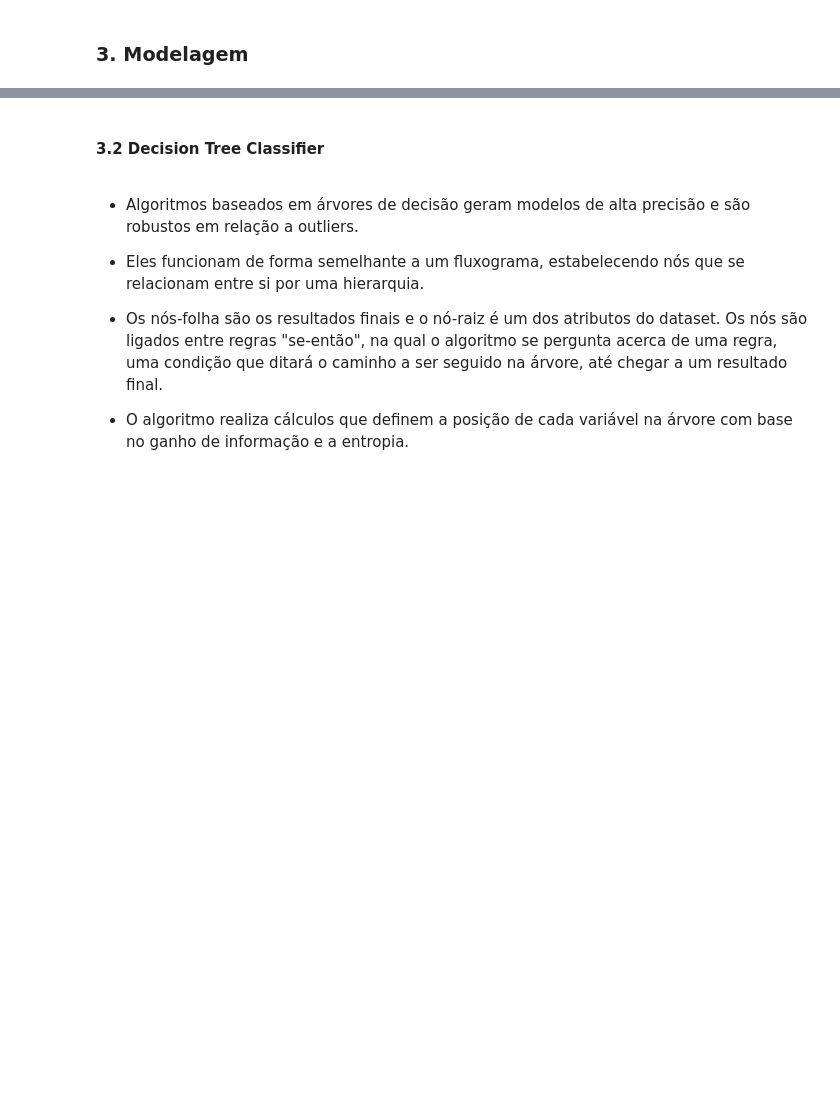
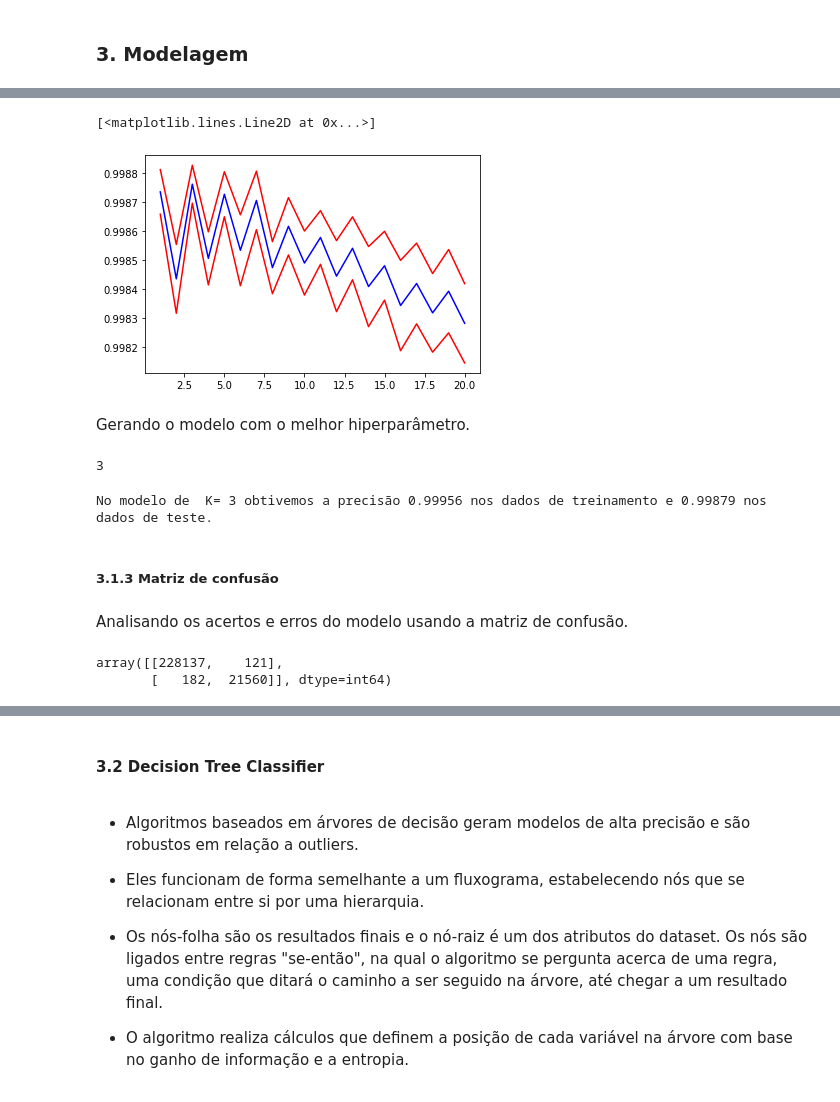
Before and after one commit to eusobergsu/credit_card_fraud, a Jupyter notebook: credit_card.ipynb, the cells around one changed output, grey strips where cells are left out. Saved outputs shown, nothing was run; the diff lists cells and outputs as text; code cells hidden in the pictures; blank space fills up the shorter version.

Commit message:
add model KNN

```diff
--- a/credit_card.ipynb
+++ b/credit_card.ipynb
@@ -168,0 +206,4 @@ X_train, X_test, y_train, y_test = train_test_split(X, y, random_state=42)
+# %%
+scaler = StandardScaler()
+X_train_default = scaler.fit_transform(X_train)
+X_test_default= scaler.transform(X_test)
@@ -168,0 +249,25 @@ X_train, X_test, y_train, y_test = train_test_split(X, y, random_state=42)
+# %%
+def knn_score(X_train,y_train):
+    scores_para_df_standard = []
+
+    for i in range(1, 21):
+        model = KNeighborsClassifier(n_neighbors = i)
+
+        cv_scores = cross_val_score(model,
+                                    X_train,
+                                    y_train,
+                                    cv = kf
+                                )
+
+        dict_row_score = {'score_medio':np.mean(cv_scores),
+                        'score_std':np.std(cv_scores), 'n_neighbors' : i
+                        }
+
+        scores_para_df_standard.append(dict_row_score)
+
+    return scores_para_df_standard
+# %%
+scores_para_df = []
+scores_para_df = knn_score(X_train_default,y_train)
+df_scores = pd.DataFrame(scores_para_df)
+df_scores.head()
@@ -168,0 +303,4 @@ X_train, X_test, y_train, y_test = train_test_split(X, y, random_state=42)
+# %%
+df_scores['limite_inferior'] = df_scores['score_medio'] - df_scores['score_std']
+df_scores['limite_superior'] = df_scores['score_medio'] + df_scores['score_std']
+df_scores.head()
@@ -168,0 +334,23 @@ X_train, X_test, y_train, y_test = train_test_split(X, y, random_state=42)
+# %%
+plt.plot(df_scores['n_neighbors'], df_scores['limite_inferior'],
+         color = 'r'
+        )
+
+plt.plot(df_scores['n_neighbors'], df_scores['score_medio'],
+         color = 'b'
+        )
+
+plt.plot(df_scores['n_neighbors'], df_scores['limite_superior'],
+         color = 'r'
+        )
+# %% [output]
+[<matplotlib.lines.Line2D at 0x...>]
+[figure, added]
+# %% [markdown]
+<span>Gerando o modelo com o melhor hiperparâmetro.</span>
+# %%
+best_k = df_scores.loc[df_scores.score_medio == df_scores.score_medio.max(),
+                                'n_neighbors'].values[0]
+best_k
+# %% [output]
+3
@@ -168,0 +363,20 @@ X_train, X_test, y_train, y_test = train_test_split(X, y, random_state=42)
+# %%
+y_train_best_pred = knn_best(X_train_default, y_train, X_train_default)
+y_test_best_pred = knn_best(X_train_default, y_train, X_test_default)
+
+acc_train_model= accuracy_score(y_train, y_train_best_pred).round(5)
+acc_test_model= accuracy_score(y_test, y_test_best_pred).round(5)
+
+print("No modelo de  K=",best_k,"obtivemos a precisão",acc_train_model,"nos dados de treinamento e",acc_test_model,"nos dados de teste.")
+# %% [output]
+No modelo de  K= 3 obtivemos a precisão 0.99956 nos dados de treinamento e 0.99879 nos dados de teste.
+# %% [markdown]
+<h5>3.1.3 Matriz de confusão</h5>
+# %% [markdown]
+<span>Analisando os acertos e erros do modelo usando a matriz de confusão.</span>
+# %%
+cm_knn = confusion_matrix(y_test, y_test_best_pred)
+cm_knn
+# %% [output]
+array([[228137,    121],
+       [   182,  21560]], dtype=int64)
```
Also changed, not shown: parts of 29 cells of this notebook.
